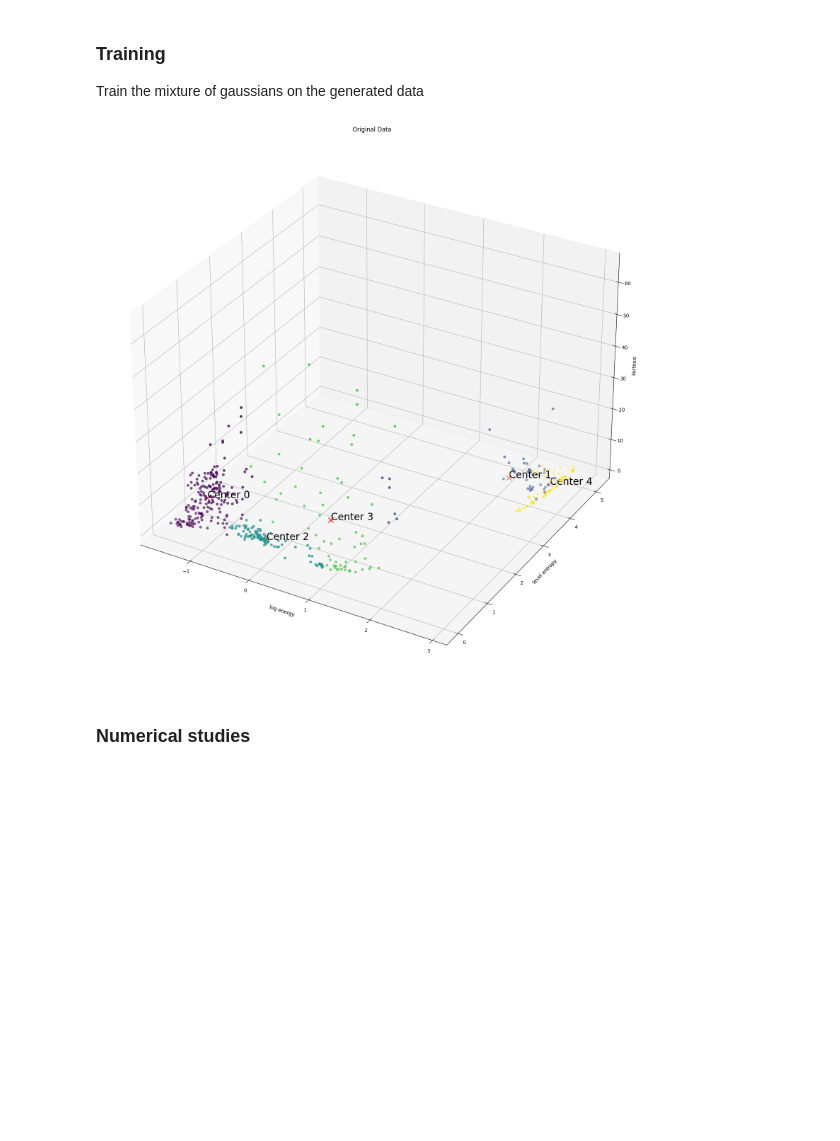
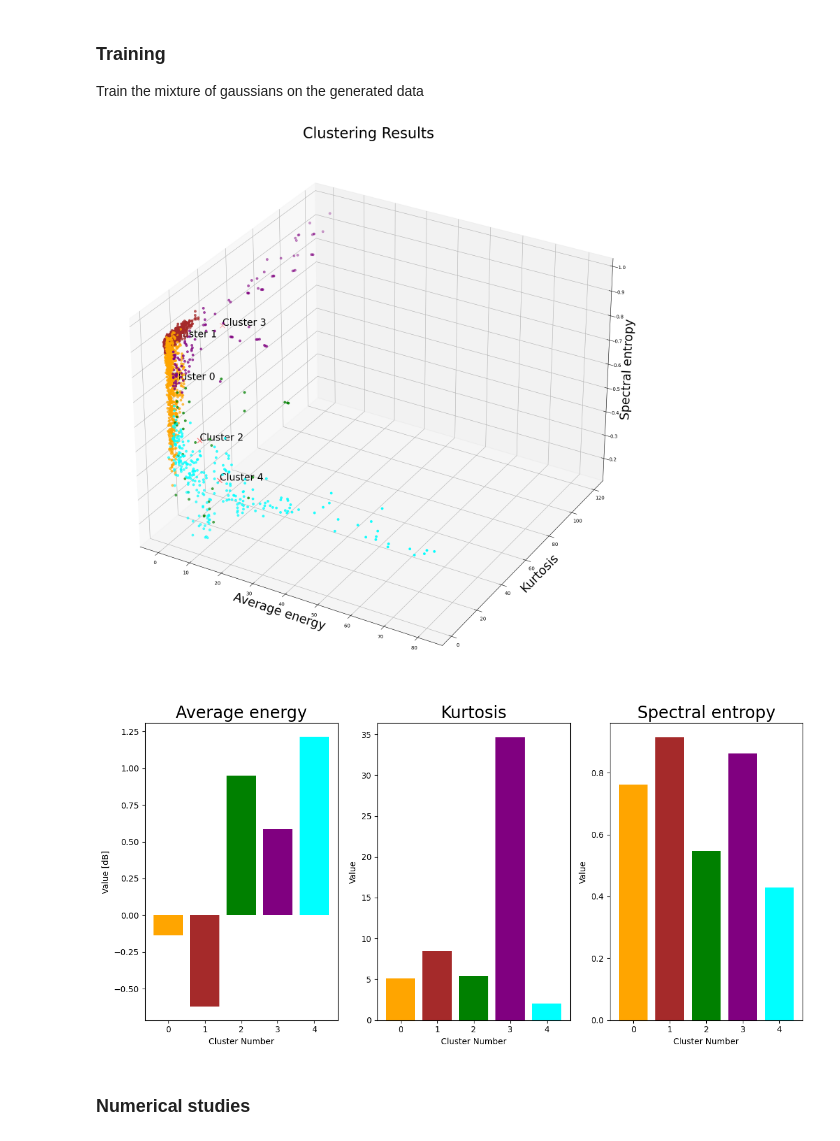
Before and after one commit to USonixGroup/wpt-cavitation, a Jupyter notebook: notebooks/mixture_of_gaussians.ipynb, the cells around one changed output. Saved outputs shown, nothing was run; the diff lists cells and outputs as text; code cells hidden in the pictures; blank space fills up the shorter version.

```diff
--- a/notebooks/mixture_of_gaussians.ipynb
+++ b/notebooks/mixture_of_gaussians.ipynb
@@ -44,7 +46,11 @@ sample_time = 20 / 2e6
 data_len = int(sample_time * sampling_rate)
 
 # Parameters for the wavelet transform
-wavelet = "db20"
-levels = 4
+wavelet = "db10"
+levels = 10
 mode = "symmetric"
+use_min_entropy = True
+min_level = 4
+freq_threshold = 20e6 / (sampling_rate / 2)
+window_data = False
 # %%
@@ -89,40 +64,0 @@ data_train, labels, data_train_normalised, centers, scaler = train_mixture_of_ga
-# %%
-fig = plt.figure(figsize=(20, 20))
-ax = fig.add_subplot(111, projection="3d")
-
-title = "Original Data"
-
-data_scatter = data_train.values.tolist()
-centers_scatter = centers
-color_map_labels = labels
-
-# Plot data points
-data_plot = ax.scatter(
-    [point[0] for point in data_scatter],
-    [point[1] for point in data_scatter],
-    [point[2] for point in data_scatter],
-    c=color_map_labels
-)
-
-# Plot cluster centers after data points
-center_plot = ax.scatter(
-    centers_scatter[:, 0],
-    centers_scatter[:, 1],
-    centers_scatter[:, 2],
-    c="red",
-    marker="x",
-    s=100,
-)
-
-# Annotate cluster centers with their positions
-for i, center in enumerate(centers_scatter):
-    ax.text(center[0], center[1], center[2], f'Center {i}', color='black', fontsize=20)
-
-ax.set_xlabel(data_train.columns[0])
-ax.set_ylabel(data_train.columns[1])
-ax.set_zlabel(data_train.columns[2])
-ax.set_title(title)
-
-plt.show()
-# %% [output]
-[figure, removed]
@@ -129,3 +83,11 @@ plt.show()
+# %%
+fig = plot.plot_clustering(data_train, centers, labels)
+
+# Plot centroid metrics
+fig = plot.plot_centers(classifying_metrics, centers)
+# %% [output]
+[figure, added]
+[figure, added]
 # %% [markdown]
 ### Numerical studies
 # %%
```
Also changed, not shown: parts of 11 cells of this notebook, 20 other files.
